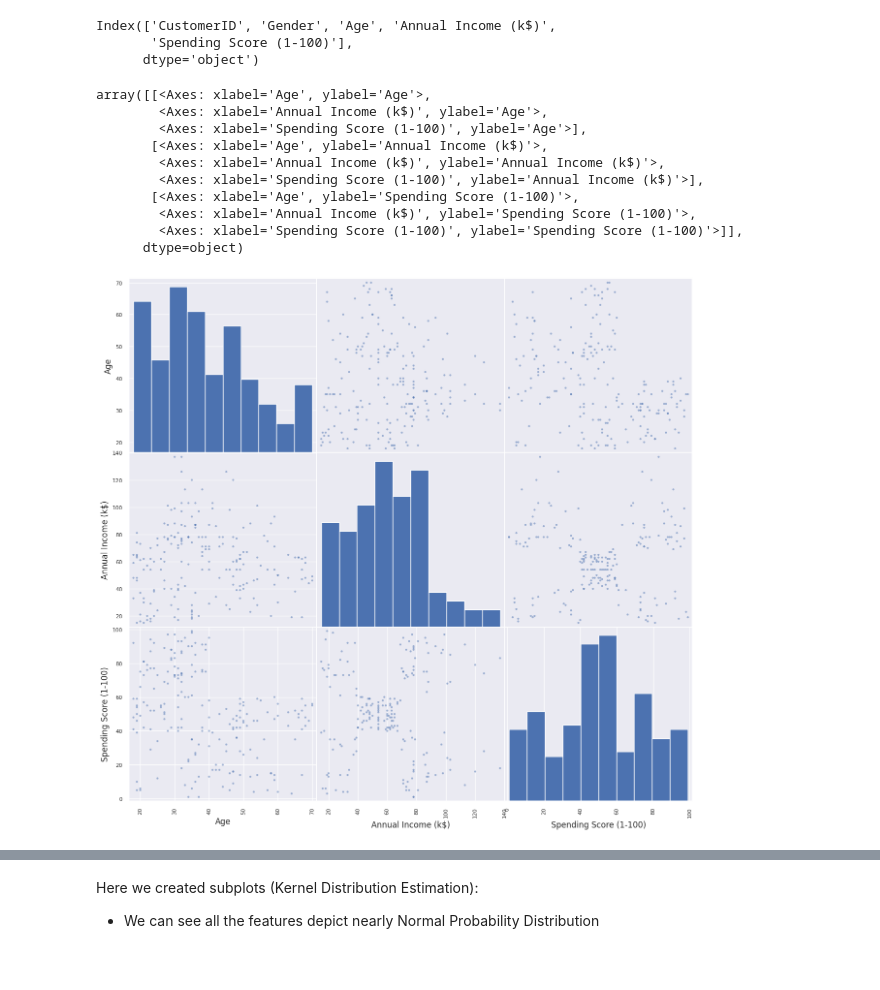
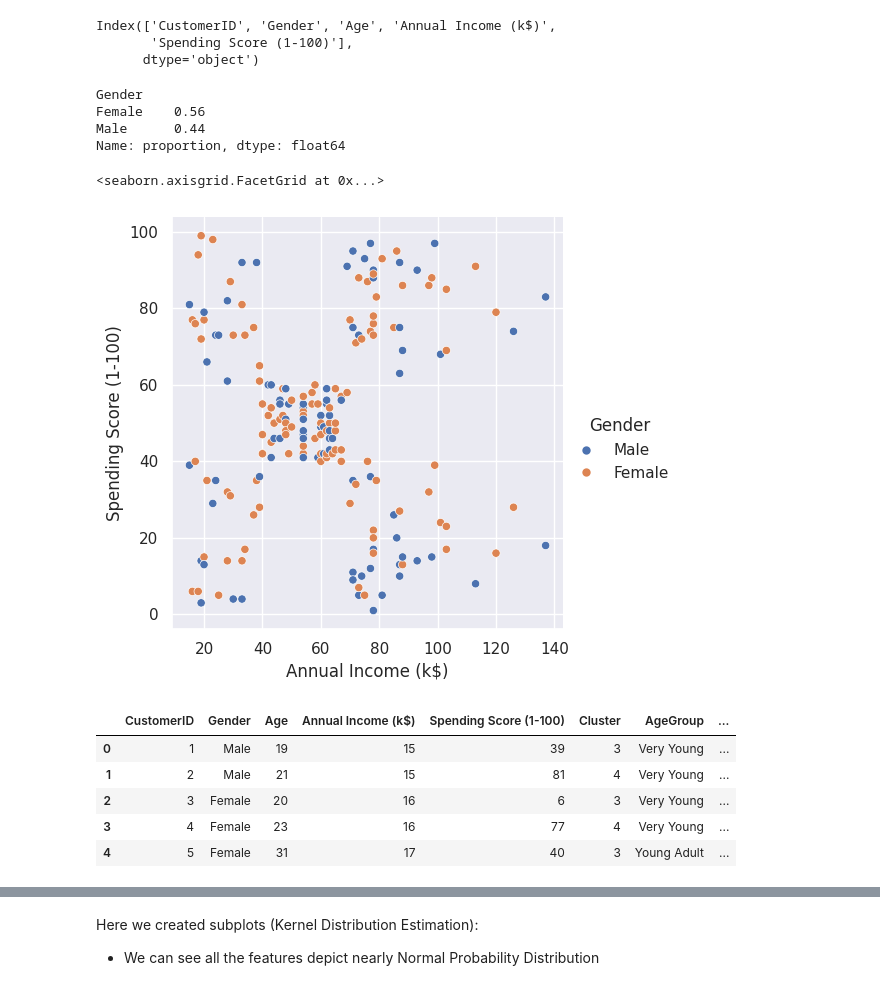
Before and after one commit to pb319/Segment-Stream, a Jupyter notebook: CustSegment.ipynb, the cells around one changed output, grey strips where cells are left out. Saved outputs shown, nothing was run; the diff lists cells and outputs as text; code cells hidden in the pictures; blank space fills up the shorter version.

```diff
--- a/CustSegment.ipynb
+++ b/CustSegment.ipynb
@@ -94,19 +98,39 @@ customer_data.columns
 Index(['CustomerID', 'Gender', 'Age', 'Annual Income (k$)',
        'Spending Score (1-100)'],
       dtype='object')
-# %%
-# from pandas.plotting import scatter_matrix
-# attributes = ['Age', 'Annual Income (k$)']
-pd.plotting.scatter_matrix(customer_data.drop("CustomerID",axis="columns"),figsize=(15,14))
-# %% [output]
-array([[<Axes: xlabel='Age', ylabel='Age'>,
-        <Axes: xlabel='Annual Income (k$)', ylabel='Age'>,
-        <Axes: xlabel='Spending Score (1-100)', ylabel='Age'>],
-       [<Axes: xlabel='Age', ylabel='Annual Income (k$)'>,
-        <Axes: xlabel='Annual Income (k$)', ylabel='Annual Income (k$)'>,
-        <Axes: xlabel='Spending Score (1-100)', ylabel='Annual Income (k$)'>],
-       [<Axes: xlabel='Age', ylabel='Spending Score (1-100)'>,
-        <Axes: xlabel='Annual Income (k$)', ylabel='Spending Score (1-100)'>,
-        <Axes: xlabel='Spending Score (1-100)', ylabel='Spending Score (1-100)'>]],
-      dtype=object)
-[figure, removed]
+# %%
+# Let's percentage of Male-Female ratio in the data set
+customer_data.Gender.value_counts(normalize= True)
+# %% [output]
+Gender
+Female    0.56
+Male      0.44
+Name: proportion, dtype: float64
+# %%
+sns.relplot(data=customer_data, x="Annual Income (k$)", y="Spending Score (1-100)", hue="Gender")
+# %% [output]
+<seaborn.axisgrid.FacetGrid at 0x...>
+[figure, added]
+# %%
+customer_dataNew =customer_data.copy()
+
+# Define 5 bins and labels
+binsAge = 5  # or you can use custom bin edges like [0, 20, 35, 50, 65, 100]
+labelsAge = ['Very Young', 'Young Adult', 'Middle Aged', 'Senior', 'Elderly']
+
+# Define 5 bins and labels for Spending Score
+binsScore = 3  # or you can use custom bin edges like [0, 20, 35, 50, 65, 100]
+labelsScore = ['Low', 'Medium', 'High']
+
+# Create binned column in the original DataFrame
+customer_dataNew['AgeGroup'] = pd.cut(customer_dataNew['Age'], bins=binsAge, labels=labelsAge)
+customer_dataNew['SpendingHabit'] = pd.cut(customer_dataNew['Spending Score (1-100)'], bins=binsScore, labels=labelsScore)
+
+customer_dataNew.head()
+# %% [output]
+|  | CustomerID | Gender | Age | Annual Income (k$) | Spending Score (1-100) | Cluster | AgeGroup | ... |
+| 0 | 1 | Male | 19 | 15 | 39 | 3 | Very Young | ... |
+| 1 | 2 | Male | 21 | 15 | 81 | 4 | Very Young | ... |
+| 2 | 3 | Female | 20 | 16 | 6 | 3 | Very Young | ... |
+| 3 | 4 | Female | 23 | 16 | 77 | 4 | Very Young | ... |
+| 4 | 5 | Female | 31 | 17 | 40 | 3 | Young Adult | ... |
```
Also changed, not shown: parts of 9 cells of this notebook.
